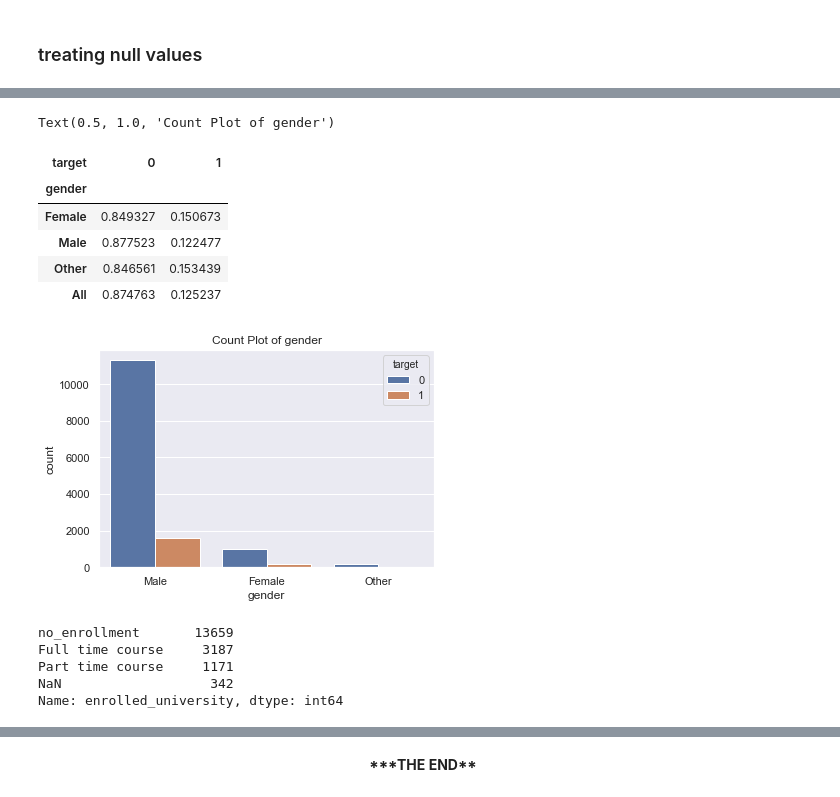
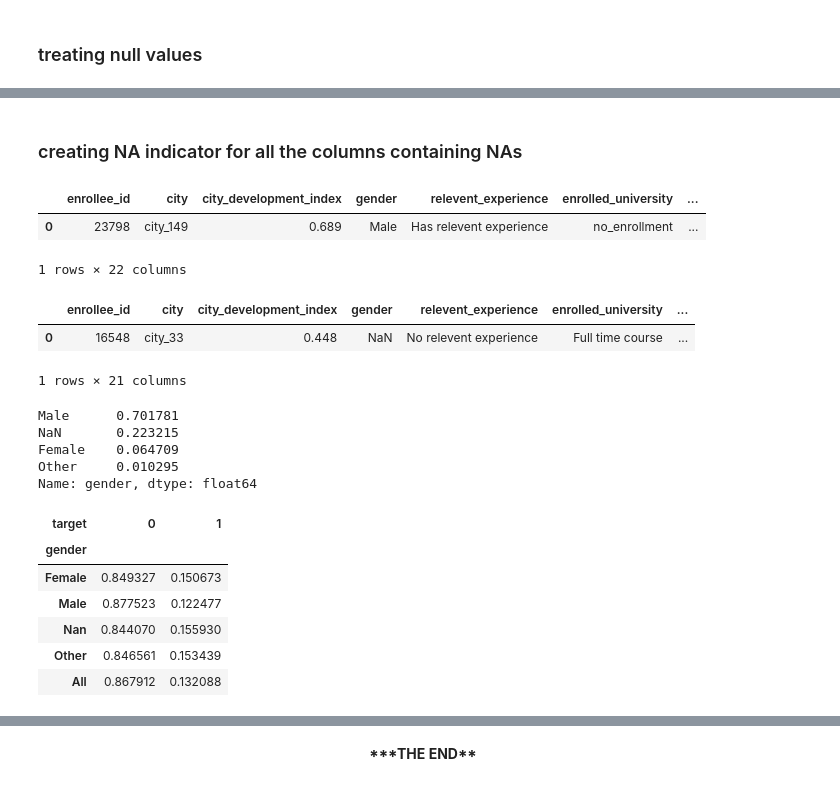
Before and after one commit to Vishnu1183/Hackathons, a Jupyter notebook: AV_HR_08May20/AV_HR_Cleaning_Feature_Engineering.ipynb, the cells around one changed output, grey strips where cells are left out. Cells and saved outputs as stored; diff of their text form; code cells hidden in the pictures.

```diff
--- a/AV_HR_08May20/AV_HR_Cleaning_Feature_Engineering.ipynb
+++ b/AV_HR_08May20/AV_HR_Cleaning_Feature_Engineering.ipynb
@@ -117,12 +113,39 @@ Name: gender, dtype: int64
+# %% [markdown]
+### creating NA indicator for all the columns containing NAs
+# %%
+mindicator = MissingIndicator(missing_values=np.nan,error_on_new=False)
+z = mindicator.fit_transform(train.drop('target',axis = 1))
+# %%
+cols_na_ind = [x+'_na_ind' for x in train.columns[mindicator.features_]]
+train = pd.concat([train,pd.DataFrame(1*z,columns = cols_na_ind)],axis = 1)
+train.head(1)
+# %% [output]
+|  | enrollee_id | city | city_development_index | gender | relevent_experience | enrolled_university | ... |
+| 0 | 23798 | city_149 | 0.689 | Male | Has relevent experience | no_enrollment | ... |
+1 rows × 22 columns
+# %%
+z = mindicator.transform(test)
+cols_na_ind = [x+'_na_ind' for x in test.columns[mindicator.features_]]
+test = pd.concat([test,pd.DataFrame(1*z,columns = cols_na_ind)],axis = 1)
+test.head(1)
+# %% [output]
+|  | enrollee_id | city | city_development_index | gender | relevent_experience | enrolled_university | ... |
+| 0 | 16548 | city_33 | 0.448 | NaN | No relevent experience | Full time course | ... |
+1 rows × 21 columns
 # %%
-sns.countplot(x= var,hue='target', data = train).set_title(f'Count Plot of {var}');
-pd.crosstab(index = train[var], columns = train.target,margins = True,normalize='index',)
+var = 'gender'
+train[var].value_counts(dropna = False,normalize=True)
+pd.crosstab(index = train[var].fillna('Nan'), columns = train.target,margins = True,normalize='index',)
 # %% [output]
-Text(0.5, 1.0, 'Count Plot of gender')
+Male      0.701781
+NaN       0.223215
+Female    0.064709
+Other     0.010295
+Name: gender, dtype: float64
 | target | 0 | 1 |
 | gender |  |  |
 | Female | 0.849327 | 0.150673 |
 | Male | 0.877523 | 0.122477 |
+| Nan | 0.844070 | 0.155930 |
 | Other | 0.846561 | 0.153439 |
-| All | 0.874763 | 0.125237 |
+| All | 0.867912 | 0.132088 |
-[figure, removed]
@@ -135,12 +152 @@ test[var].fillna('missing',inplace=True)
-# %%
-#enrolled_university  --  Type of University course enrolled if any
-var = 'enrolled_university'
-#f'count of NULLs in {var} : {train[[var]].isna().sum()[0]}'
-train[var].value_counts(dropna = False)
-# %% [output]
-no_enrollment       13659
-Full time course     3187
-Part time course     1171
-NaN                   342
-Name: enrolled_university, dtype: int64
 # %%
```
Also changed, not shown: parts of 60 cells of this notebook.
